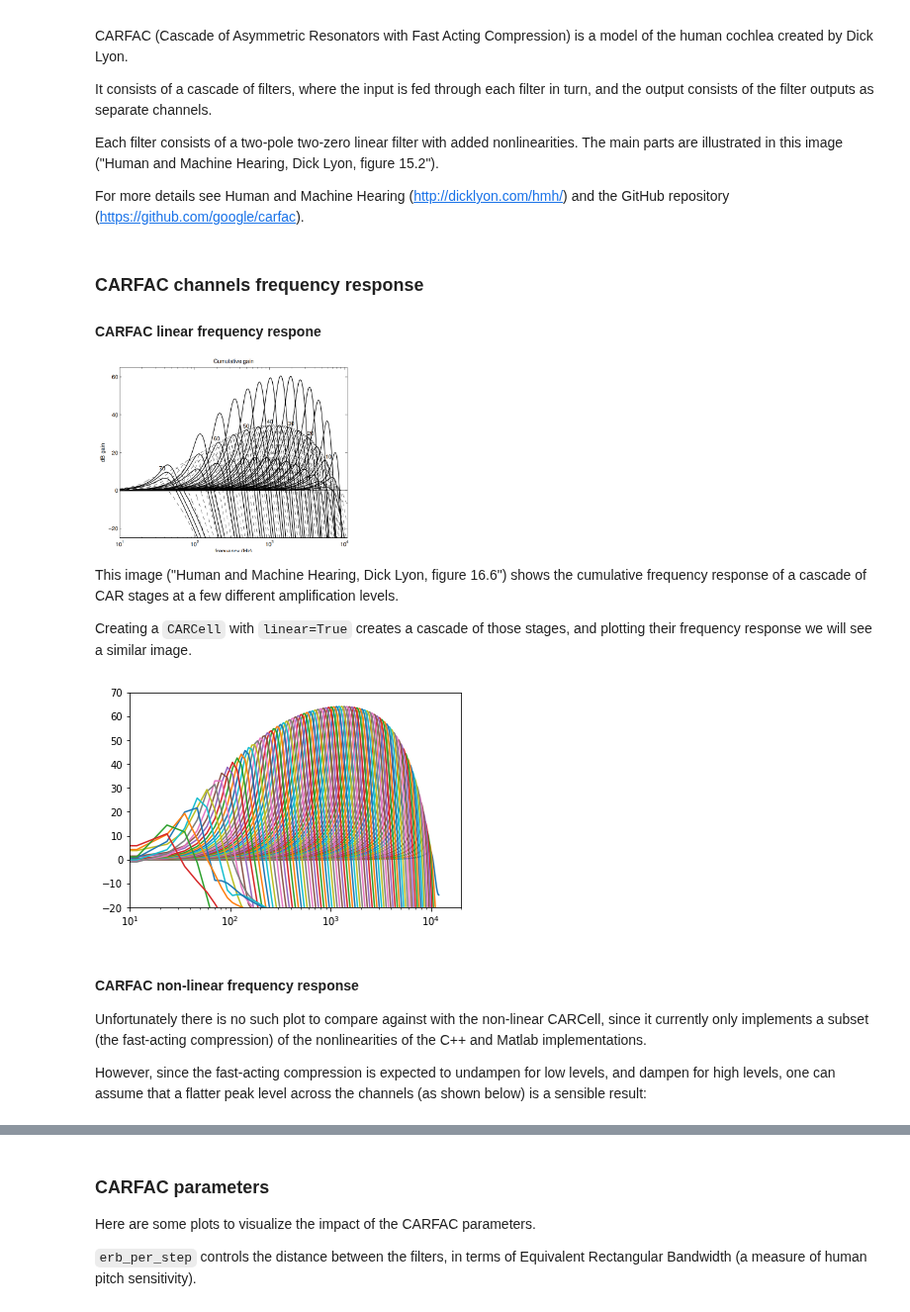
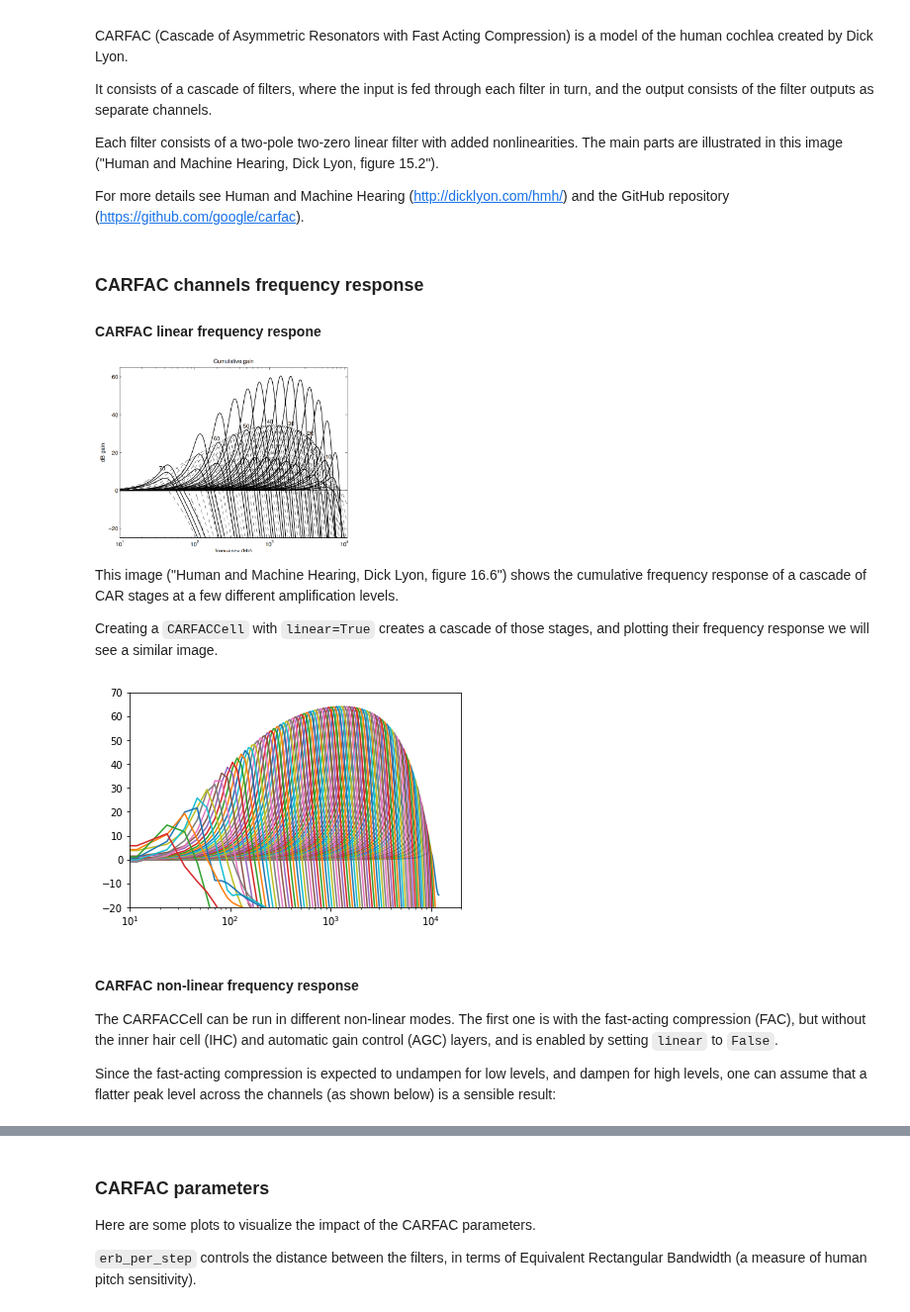
Before and after one commit to google/carfac, a Jupyter notebook: python/tf/visualizations.ipynb, the cells around one changed output, grey strips where cells are left out. Shown at 99% size. Drawn from its saved outputs; the diff is of its cells as text; code cells hidden in the pictures.

```diff
--- a/python/tf/visualizations.ipynb
+++ b/python/tf/visualizations.ipynb
@@ -79,14 +79,15 @@ src="embedded-picture-1" alt="Human and Machine Hearing, Dick Lyon, figure 16.6"
 
 This image ("Human and Machine Hearing, Dick Lyon, figure 16.6") shows the cumulative frequency response of a cascade of CAR stages at a few different amplification levels.
 
-Creating a `CARCell` with `linear=True` creates a cascade of those stages, and plotting their frequency response we will see a similar image.
+Creating a `CARFACCell` with `linear=True` creates a cascade of those stages, and plotting their frequency response we will see a similar image.
-# %%
-car.plot_car_channels(car.CARCell(linear=True, erb_per_step=0.5)).show()
-# %% [output]
-[figure, removed]
+# %%
+carfac.plot_car_channels(carfac.CARFACCell(linear=True,
+                                           open_loop=True)).show()
+# %% [output]
+[figure, added]
 # %% [markdown]
 #### CARFAC non-linear frequency response
 
-Unfortunately there is no such plot to compare against with the non-linear CARCell, since it currently only implements a subset (the fast-acting compression) of the nonlinearities of the C++ and Matlab implementations.
+The CARFACCell can be run in different non-linear modes. The first one is with the fast-acting compression (FAC), but without the inner hair cell (IHC) and automatic gain control (AGC) layers, and is enabled by setting `linear` to `False`.
 
-However, since the fast-acting compression is expected to undampen for low levels, and dampen for high levels, one can assume that a flatter peak level across the channels (as shown below) is a sensible result:
+Since the fast-acting compression is expected to undampen for low levels, and dampen for high levels, one can assume that a flatter peak level across the channels (as shown below) is a sensible result:
```
Also changed, not shown: parts of 24 cells of this notebook, 14 other files.
